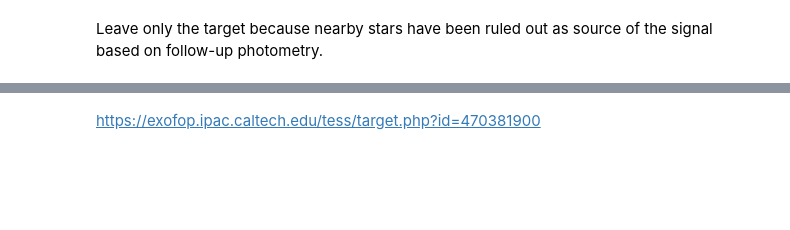
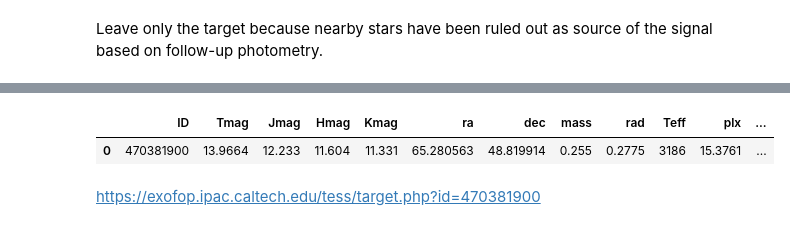
Before and after one commit to jpdeleon/toi1696, a Jupyter notebook: notebooks/triceratops.ipynb, the cells around one changed output, grey strips where cells are left out. Drawn from its saved outputs; the diff is of its cells as text; code cells hidden in the pictures; blank space fills up the shorter version.

```diff
--- a/notebooks/triceratops.ipynb
+++ b/notebooks/triceratops.ipynb
@@ -46,3 +87,8 @@ target.stars
+# %%
+target.stars
+# %% [output]
+|  | ID | Tmag | Jmag | Hmag | Kmag | ra | dec | mass | rad | Teff | plx | ... |
+| 0 | 470381900 | 13.9664 | 12.233 | 11.604 | 11.331 | 65.280563 | 48.819914 | 0.255 | 0.2775 | 3186 | 15.3761 | ... |
 # %% [markdown]
 https://exofop.ipac.caltech.edu/tess/target.php?id=470381900
 # %%
```
Also changed, not shown: parts of 25 cells of this notebook, 8 other files.
